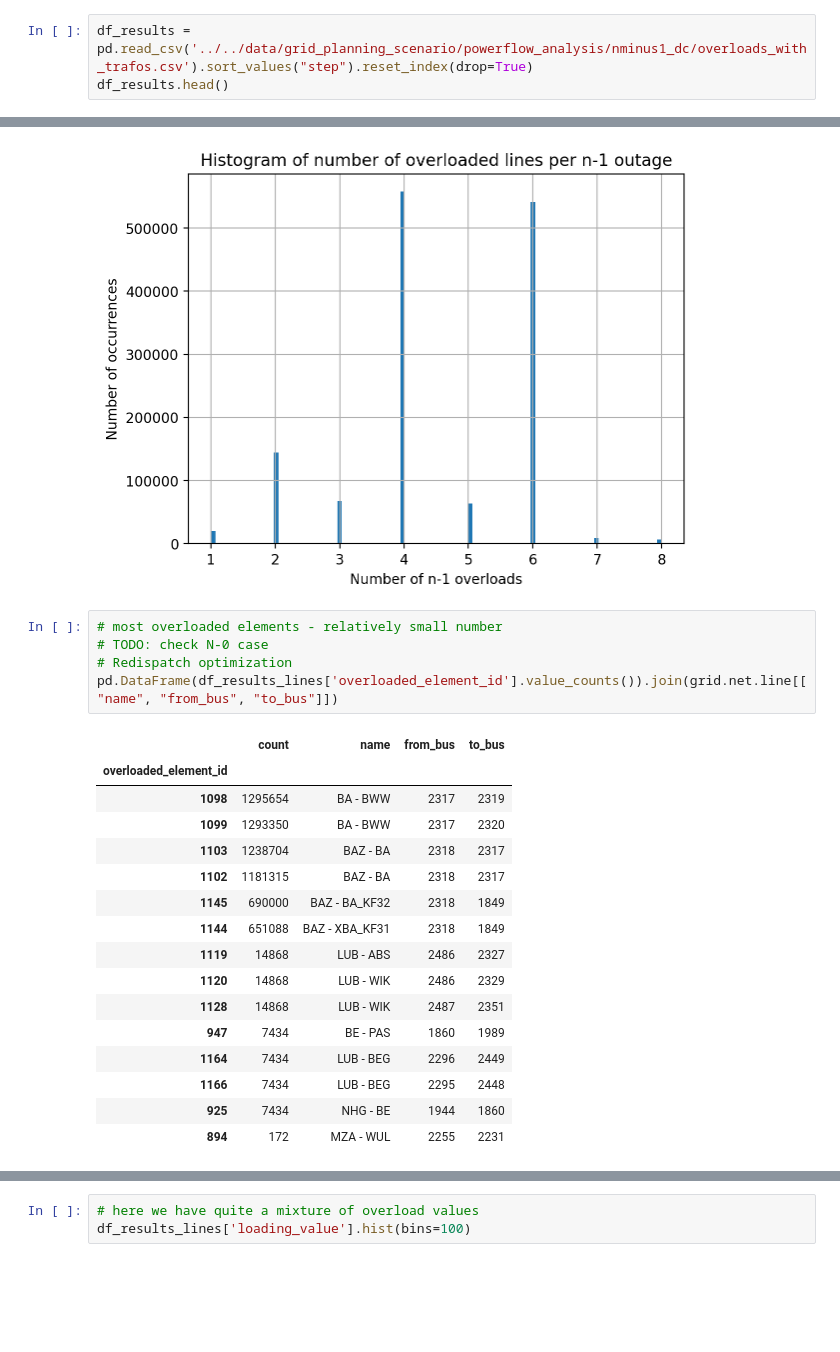
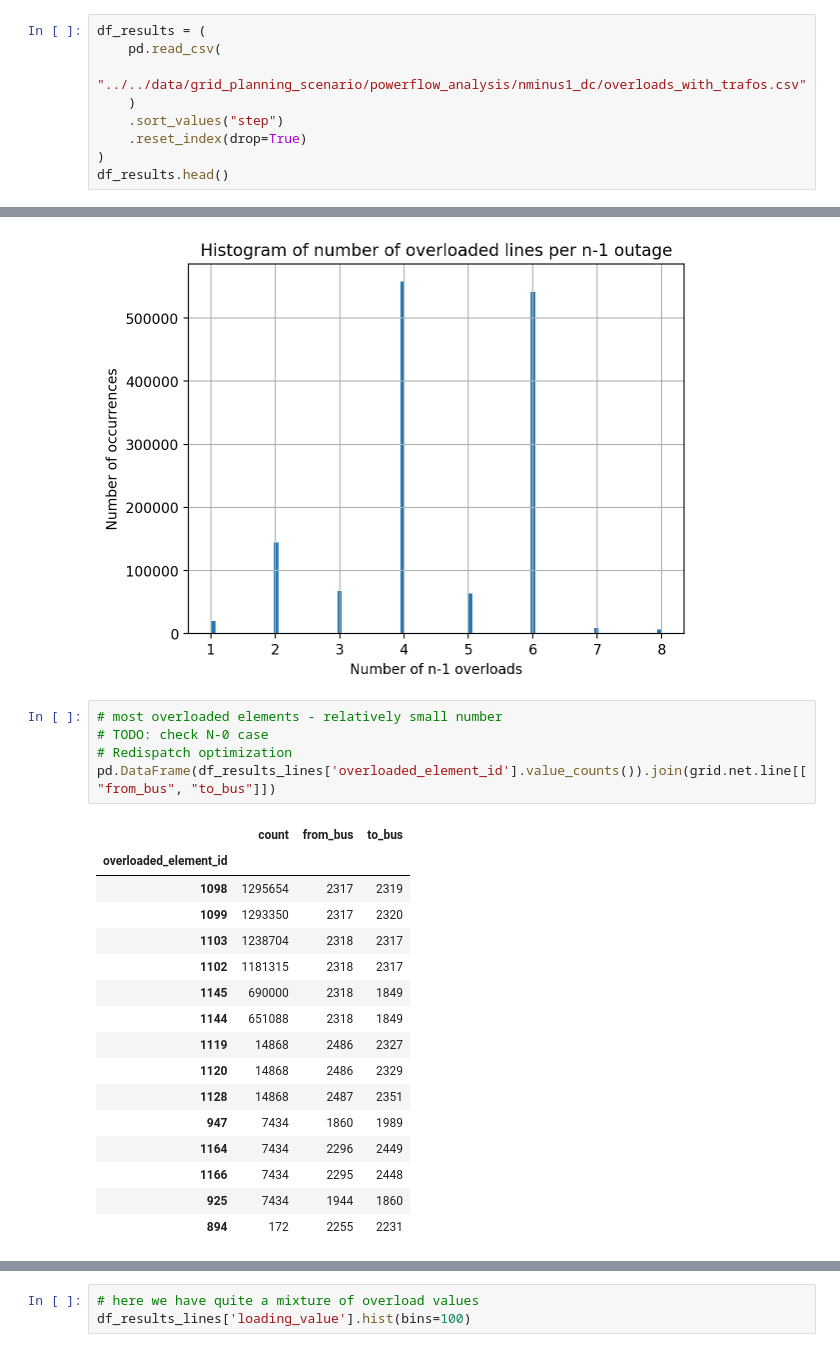
Before and after one commit to eliagroup/Grid2Vec, a Jupyter notebook: examples/nminus1_analysis/analyze_nminus1_calculations.ipynb, the cells around one changed output, grey strips where cells are left out. Saved outputs shown, nothing was run; the diff lists cells and outputs as text; blank space fills up the shorter version.

```diff
--- a/examples/nminus1_analysis/analyze_nminus1_calculation.ipynb
+++ b/examples/nminus1_analysis/analyze_nminus1_calculations.ipynb
@@ -10,7 +12,13 @@ from grid2vec.grid import load_grid
 
 grid = load_grid("../../data/grid_planning_scenario/")
 # %%
-df_results = pd.read_csv('../../data/grid_planning_scenario/powerflow_analysis/nminus1_dc/overloads_with_trafos.csv').sort_values("step").reset_index(drop=True)
+df_results = (
+    pd.read_csv(
+        "../../data/grid_planning_scenario/powerflow_analysis/nminus1_dc/overloads_with_trafos.csv"
+    )
+    .sort_values("step")
+    .reset_index(drop=True)
+)
 df_results.head()
 # %% [output]
 |  | vec_env | step | nminus1_failure_type | nminus1_failure_id | overloaded_element_type | ... |
@@ -61,22 +69,22 @@ Text(0, 0.5, 'Number of occurrences')
 # %%
 # most overloaded elements - relatively small number
 # TODO: check N-0 case
 # Redispatch optimization
-pd.DataFrame(df_results_lines['overloaded_element_id'].value_counts()).join(grid.net.line[["name", "from_bus", "to_bus"]])
+pd.DataFrame(df_results_lines['overloaded_element_id'].value_counts()).join(grid.net.line[["from_bus", "to_bus"]])
 # %% [output]
-|  | count | name | from_bus | to_bus |
-| overloaded_element_id |  |  |  |  |
-| 1098 | 1295654 | BA - BWW | 2317 | 2319 |
-| 1099 | 1293350 | BA - BWW | 2317 | 2320 |
-| 1103 | 1238704 | BAZ - BA | 2318 | 2317 |
-| 1102 | 1181315 | BAZ - BA | 2318 | 2317 |
-| 1145 | 690000 | BAZ - BA_KF32 | 2318 | 1849 |
-| 1144 | 651088 | BAZ - XBA_KF31 | 2318 | 1849 |
-| 1119 | 14868 | LUB - ABS | 2486 | 2327 |
-| 1120 | 14868 | LUB - WIK | 2486 | 2329 |
-| 1128 | 14868 | LUB - WIK | 2487 | 2351 |
-| 947 | 7434 | BE - PAS | 1860 | 1989 |
-| 1164 | 7434 | LUB - BEG | 2296 | 2449 |
-| 1166 | 7434 | LUB - BEG | 2295 | 2448 |
-| 925 | 7434 | NHG - BE | 1944 | 1860 |
-| 894 | 172 | MZA - WUL | 2255 | 2231 |
+|  | count | from_bus | to_bus |
+| overloaded_element_id |  |  |  |
+| 1098 | 1295654 | 2317 | 2319 |
+| 1099 | 1293350 | 2317 | 2320 |
+| 1103 | 1238704 | 2318 | 2317 |
+| 1102 | 1181315 | 2318 | 2317 |
+| 1145 | 690000 | 2318 | 1849 |
+| 1144 | 651088 | 2318 | 1849 |
+| 1119 | 14868 | 2486 | 2327 |
+| 1120 | 14868 | 2486 | 2329 |
+| 1128 | 14868 | 2487 | 2351 |
+| 947 | 7434 | 1860 | 1989 |
+| 1164 | 7434 | 2296 | 2449 |
+| 1166 | 7434 | 2295 | 2448 |
+| 925 | 7434 | 1944 | 1860 |
+| 894 | 172 | 2255 | 2231 |
```
Also changed, not shown: parts of 6 cells of this notebook, 2 other files.
